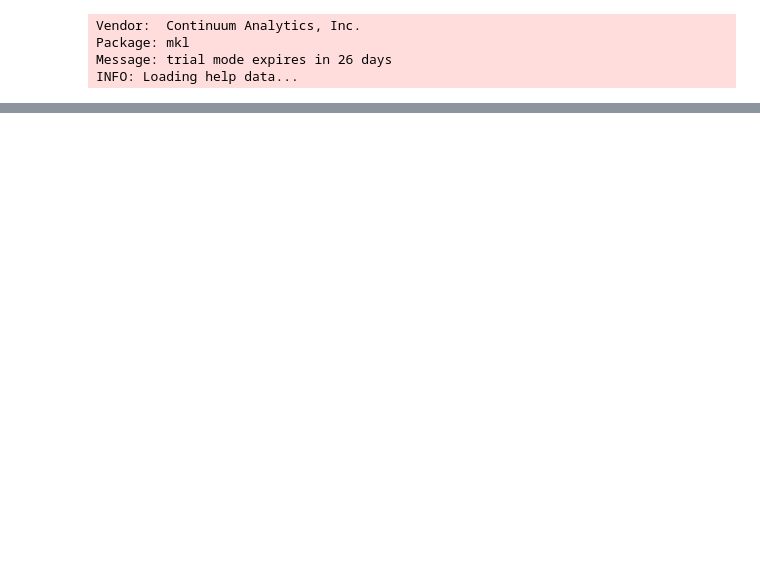
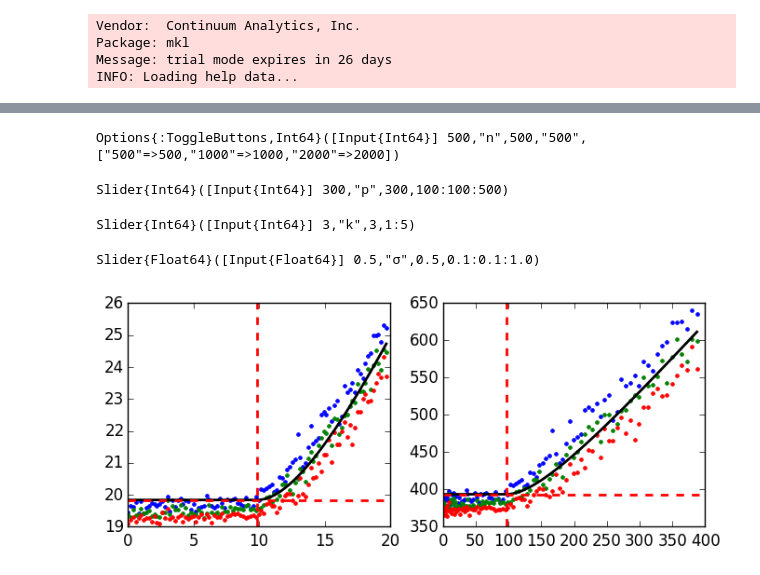
Before and after one commit to ganguli-lab/single-trial, a Jupyter notebook: notebooks/Marchenko-Pastur noise model tests.ipynb, the cells around one changed output, grey strips where cells are left out. Saved outputs shown, nothing was run; the diff lists cells and outputs as text; code cells hidden in the pictures; blank space fills up the shorter version.

```diff
--- a/notebooks/Marchenko-Pastur noise model tests.ipynb
+++ b/notebooks/Marchenko-Pastur noise model tests.ipynb
@@ -55,0 +61,40 @@ Options{:ToggleButtons,Int64}([Input{Int64}] 20,"bins",20,"20",["20"=>20,"50"=>5
+# %%
+g = figure(figsize=(8, 3))
+
+npt = 100
+
+@manipulate for n in [500, 1000, 2000], p = 100:100:500, k = 1:5, σ in 0.1:0.1:1
+    m = MPModel(p, n, σ)
+
+    sthresh = sv_sigthresh(m)
+    sv_out = zeros(npt, k)
+    ev_out = zeros(npt, k)
+    sv_in = linspace(0, sthresh * 2, npt)
+    for (ksv, sv) in enumerate(sv_in)
+        X = rand(m) + sv * qr(randn(p, k))[1] * qr(randn(n, k))[1]'
+        ev_out[ksv, :] = eigs(X * X'; nev=k)[1]
+        sv_out[ksv, :] = sqrt(ev_out[ksv, :])
+    end
+
+    sv_out_theory = map(x -> sv_xfer(m, x), sv_in)
+    ev_out_theory = map(x -> ev_xfer(m, x), sv_in.^2)
+
+    withfig(g) do
+        subplot(121)
+        plot(sv_in, sv_out, ".")
+        plot(sv_in, sv_out_theory, "k-", linewidth=2)
+        axvline(sthresh, color="r", linestyle="--", linewidth=2)
+        axhline(sv_xfer(m, sthresh), color="r", linestyle="--", linewidth=2)
+        subplot(122)
+        plot(sv_in.^2, ev_out, ".")
+        plot(sv_in.^2, ev_out_theory, "k-", linewidth=2)
+        axvline(sthresh^2, color="r", linestyle="--", linewidth=2)
+        axhline(sv_xfer(m, sthresh)^2, color="r", linestyle="--", linewidth=2)
+    end
+end
+# %% [output]
+Options{:ToggleButtons,Int64}([Input{Int64}] 500,"n",500,"500",["500"=>500,"1000"=>1000,"2000"=>2000])
+Slider{Int64}([Input{Int64}] 300,"p",300,100:100:500)
+Slider{Int64}([Input{Int64}] 3,"k",3,1:5)
+Slider{Float64}([Input{Float64}] 0.5,"σ",0.5,0.1:0.1:1.0)
+[figure, added]
```
Also changed, not shown: parts of 3 cells of this notebook.
